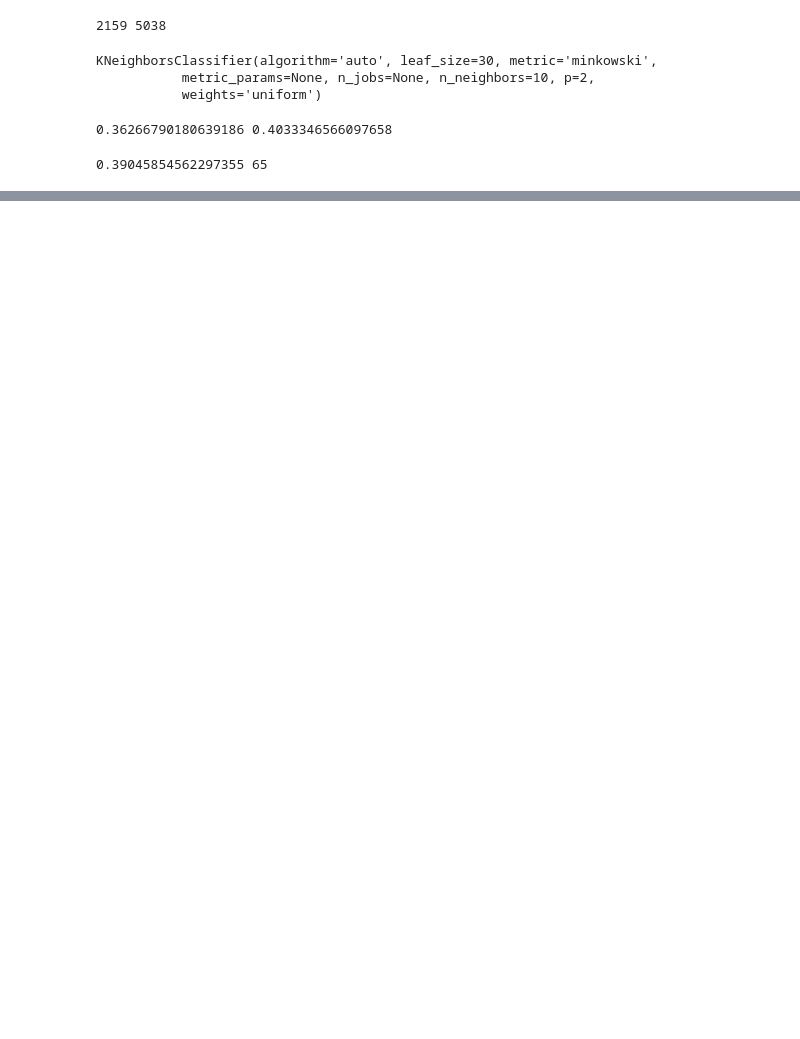
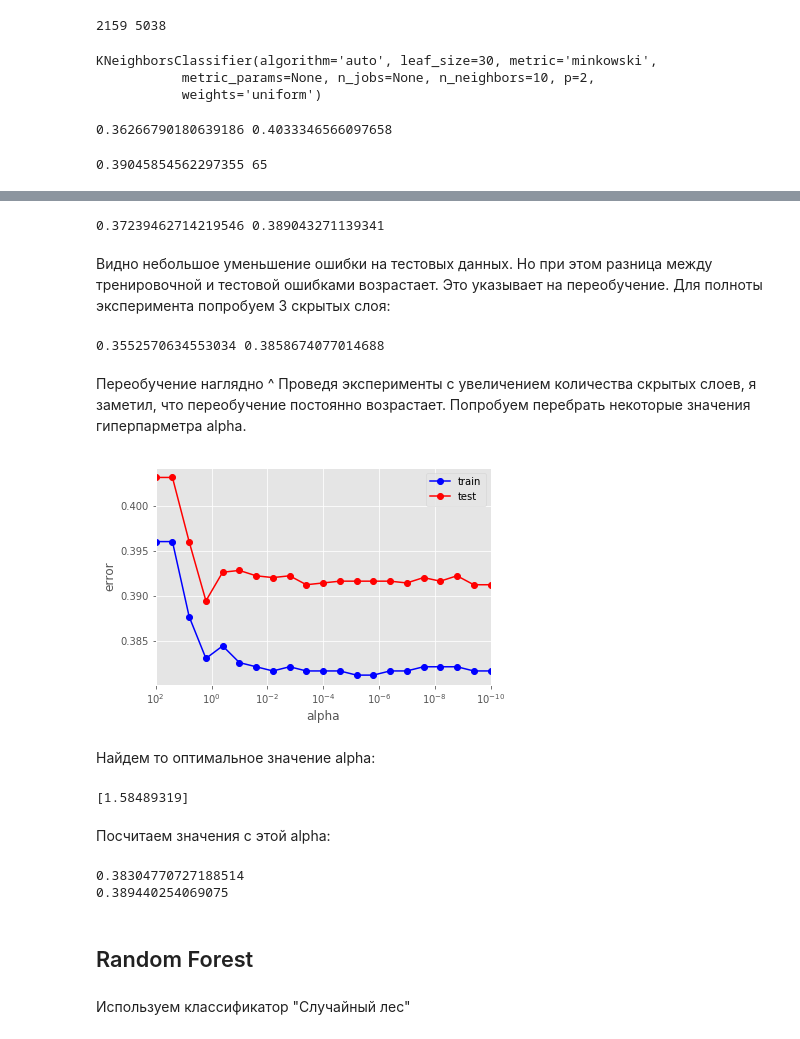
Before and after one commit to RyabininK4/MachineLearning, a Jupyter notebook: Lab.ipynb, the cells around one changed output, grey strips where cells are left out. Saved outputs shown, nothing was run; the diff lists cells and outputs as text; code cells hidden in the pictures; blank space fills up the shorter version.

```diff
--- a/Lab.ipynb
+++ b/Lab.ipynb
@@ -195,0 +204,4 @@ print(best_cv_err, best_n_neighbors)
+# %%
+from sklearn.neural_network import MLPClassifier
+mlp_model = MLPClassifier(hidden_layer_sizes=(1,), solver='lbfgs', activation='logistic', random_state=42)
+mlp_model.fit(X_train, y_train)
@@ -195,0 +225,70 @@ print(best_cv_err, best_n_neighbors)
+# %%
+from sklearn.neural_network import MLPClassifier
+mlp_model = MLPClassifier(hidden_layer_sizes=(2,), solver='lbfgs', activation='logistic', random_state=42)
+mlp_model.fit(X_train, y_train)
+
+y_train_pred = mlp_model.predict(X_train)
+y_test_pred = mlp_model.predict(X_test)
+print(np.mean(y_train != y_train_pred), np.mean(y_test != y_test_pred))
+# %% [output]
+0.37239462714219546 0.389043271139341
+# %% [markdown]
+Видно небольшое уменьшение ошибки на тестовых данных. Но при этом разница между тренировочной и тестовой ошибками возрастает. Это указывает на переобучение. Для полноты эксперимента попробуем 3 скрытых слоя:
+# %%
+mlp_model = MLPClassifier(hidden_layer_sizes=(3,), solver='lbfgs', activation='logistic', random_state=42)
+mlp_model.fit(X_train, y_train)
+y_train_pred = mlp_model.predict(X_train)
+y_test_pred = mlp_model.predict(X_test)
+print(np.mean(y_train != y_train_pred), np.mean(y_test != y_test_pred))
+# %% [output]
+0.3552570634553034 0.3858674077014688
+# %% [markdown]
+Переобучение наглядно ^  Проведя эксперименты с увеличением количества скрытых слоев, я заметил, что переобучение постоянно возрастает. Попробуем перебрать некоторые значения гиперпарметра alpha.
+# %%
+alpha_arr = np.logspace(-10, 2, 21)
+test_err = []
+train_err = []
+for alpha in alpha_arr:
+    mlp_model = MLPClassifier(alpha=alpha, hidden_layer_sizes=(1,), solver='lbfgs',
+                              activation='logistic', random_state=42)
+    mlp_model.fit(X_train, y_train)
+
+    y_train_pred = mlp_model.predict(X_train)
+    y_test_pred = mlp_model.predict(X_test)
+    train_err.append(np.mean(y_train != y_train_pred))
+    test_err.append(np.mean(y_test != y_test_pred))
+# %%
+plt.semilogx(alpha_arr, train_err, 'b-o', label='train')
+plt.semilogx(alpha_arr, test_err, 'r-o', label='test')
+plt.xlim([np.max(alpha_arr), np.min(alpha_arr)])
+plt.xlabel('alpha')
+plt.ylabel('error')
+plt.legend()
+pass
+# %% [output]
+[figure, added]
+# %% [markdown]
+Найдем то оптимальное значение alpha:
+# %%
+alpha_opt = alpha_arr[test_err == np.min(test_err)]
+print(alpha_opt)
+# %% [output]
+[1.58489319]
+# %% [markdown]
+Посчитаем значения с этой alpha:
+# %%
+mlp_model = MLPClassifier(alpha=alpha_opt, hidden_layer_sizes=(1,), solver='lbfgs',
+                          activation='logistic', random_state=42)
+mlp_model.fit(X_train, y_train)
+
+y_train_pred = mlp_model.predict(X_train)
+y_test_pred = mlp_model.predict(X_test)
+print(np.mean(y_train != y_train_pred))
+print(np.mean(y_test != y_test_pred))
+# %% [output]
+0.38304770727188514
+0.389440254069075
+# %% [markdown]
+## Random Forest
+# %% [markdown]
+Используем классификатор "Случайный лес"
```
Also changed, not shown: parts of 47 cells of this notebook.
